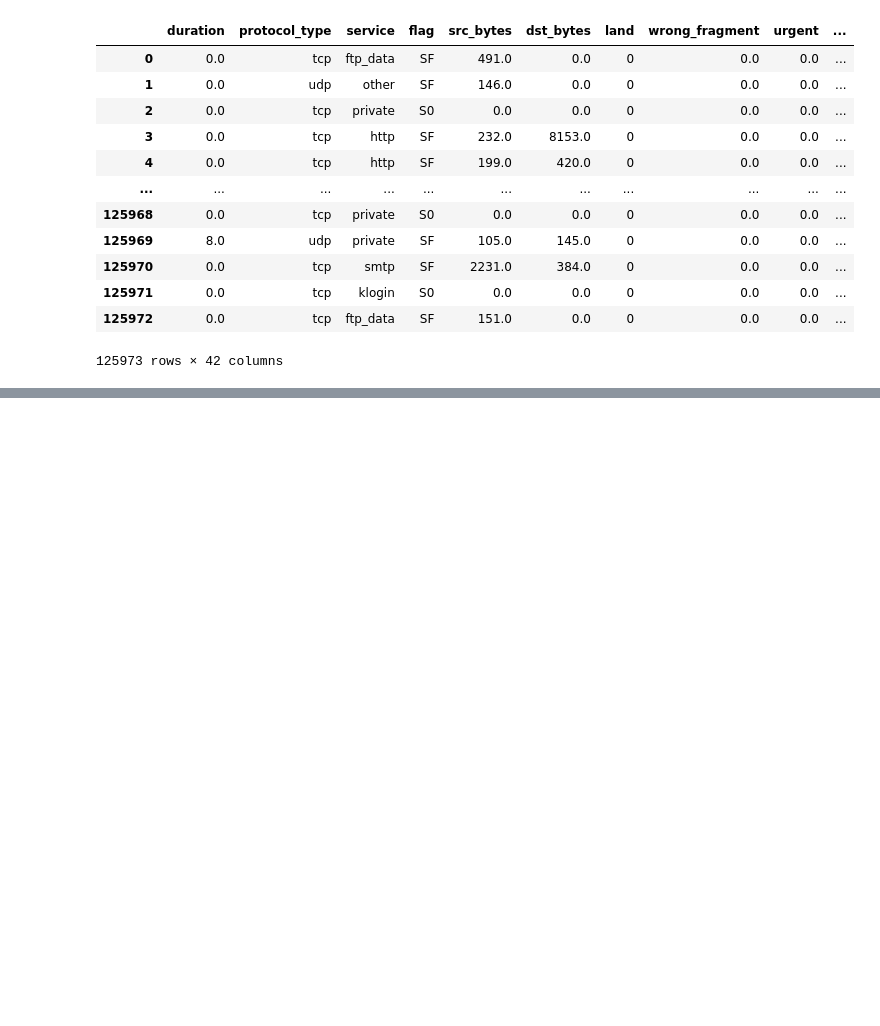
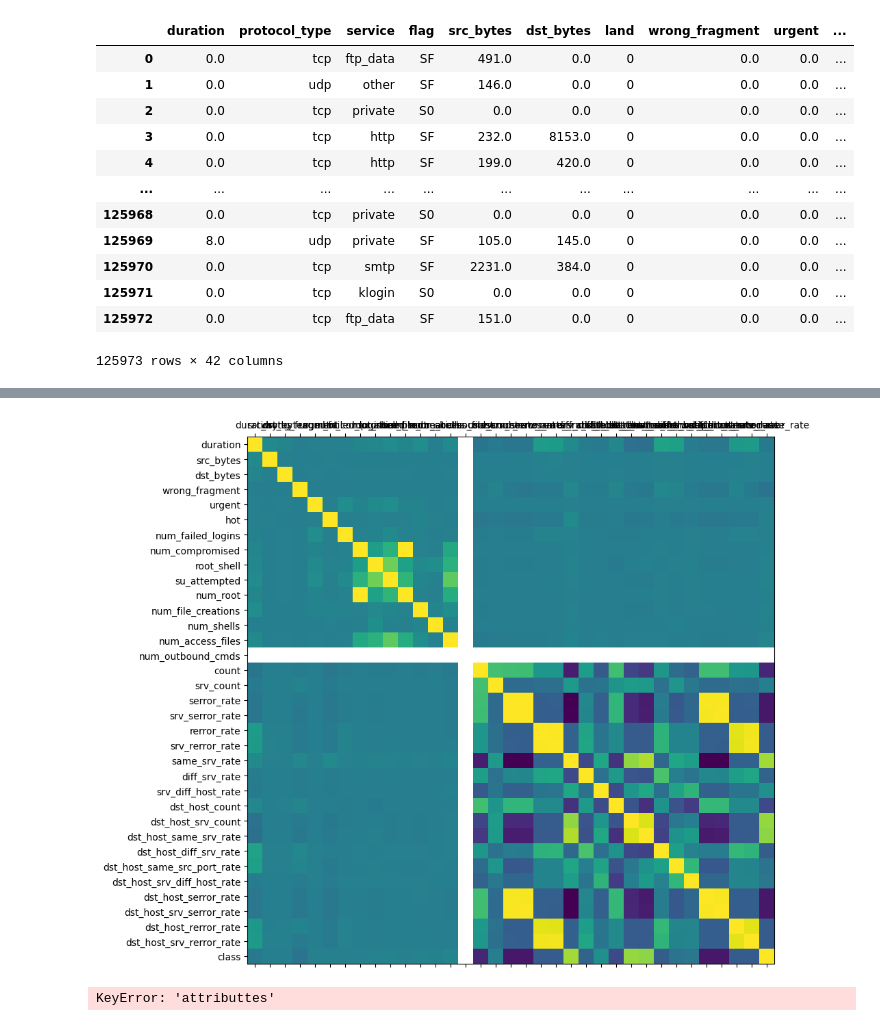
Before and after one commit to DiegoNoguez/Simulacion_Notebook, a Jupyter notebook: 06_Visualizacion_DataSet.ipynb, the cells around one changed output, grey strips where cells are left out. Saved outputs shown, nothing was run; the diff lists cells and outputs as text; code cells hidden in the pictures; blank space fills up the shorter version.

```diff
--- a/06_Visualizacion_DataSet.ipynb
+++ b/06_Visualizacion_DataSet.ipynb
@@ -222,0 +366,6 @@ df
+# %%
+# Transformar los valores del atributo class de categoricos a numericos
+from sklearn.preprocessing import LabelEncoder
+labelencoder = LabelEncoder()
+df['class'] = labelencoder.fit_transform(df['class'])
+df
@@ -222,0 +386,6 @@ df
+# %%
+# Mostrar la matriz de correlación entre los atributos del DataSet
+import numpy as np
+numeric_df = df.select_dtypes(include=[np.number])
+corr_matrix = numeric_df.corr()
+print(corr_matrix['class'].sort_values(ascending= False))
@@ -222,0 +432,18 @@ df
+# %%
+# Representacion gráfica de la matriz llamada matriz de confusion
+corr = numeric_df.corr()
+fig, ax = plt.subplots(figsize=(10,10))
+ax.matshow(corr)
+plt.xticks(range(len(corr.columns)),corr.columns);
+plt.yticks(range(len(corr.columns)),corr.columns);
+# %% [output]
+[figure, added]
+# %%
+# Representacion grafica de las correlaciones
+from pandas.plotting import scatter_matrix
+
+attributes = ['same_srv_rate','dst_host_srv_count','class','dst_host_name_srv_rate']
+scatter_matrix(df['attributtes'], figsize=(12,8))
+plt.show()
+# %% [output]
+KeyError: 'attributtes'
```
Also changed, not shown: parts of 17 cells of this notebook.
